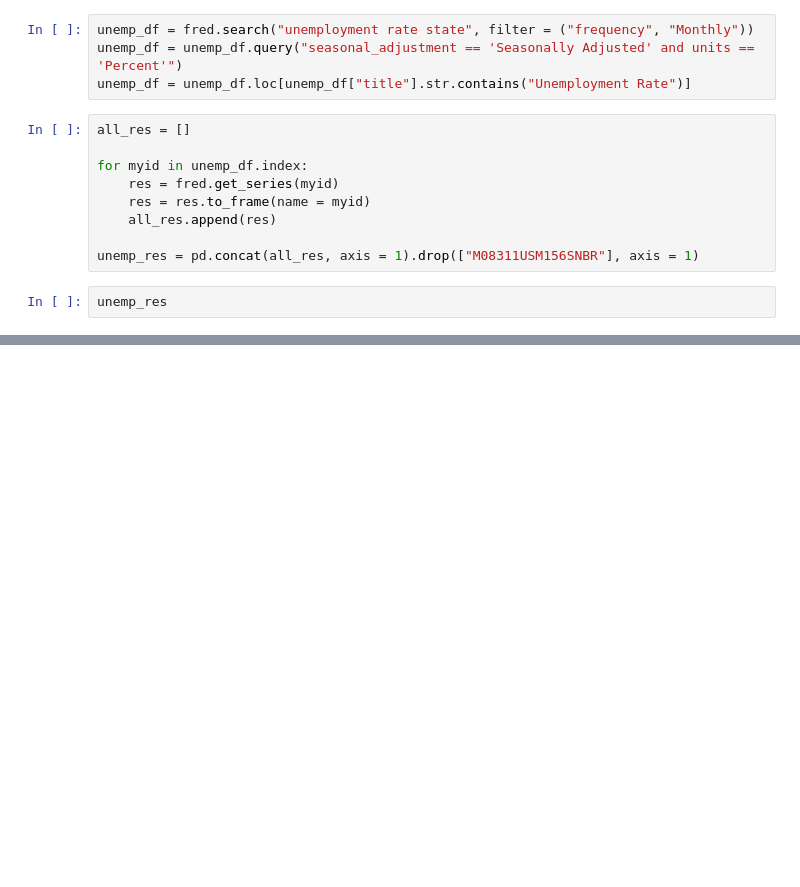
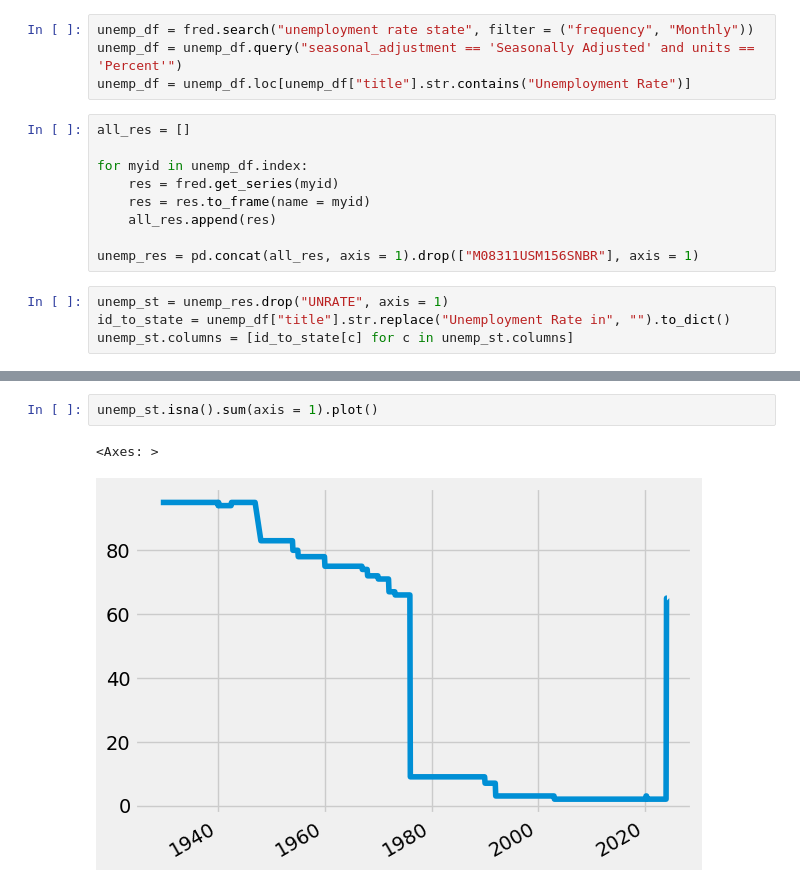
Before and after one commit to Tanay-Dwivedi/Economic-Data-Analysis, a Jupyter notebook: economic_data_analysis.ipynb, the cells around one changed output, grey strips where cells are left out. Drawn from its saved outputs; the diff is of its cells as text; blank space fills up the shorter version.

```diff
--- a/economic_data_analysis.ipynb
+++ b/economic_data_analysis.ipynb
@@ -117,4 +117,6 @@ for myid in unemp_df.index:
 
 unemp_res = pd.concat(all_res, axis = 1).drop(["M08311USM156SNBR"], axis = 1)
 # %%
-unemp_res
+unemp_st = unemp_res.drop("UNRATE", axis = 1)
+id_to_state = unemp_df["title"].str.replace("Unemployment Rate in", "").to_dict()
+unemp_st.columns = [id_to_state[c] for c in unemp_st.columns]
@@ -134,0 +123,5 @@ unemp_res
+# %%
+unemp_st.isna().sum(axis = 1).plot()
+# %% [output]
+<Axes: >
+[figure, added]
```
Also changed, not shown: parts of 5 cells of this notebook.
